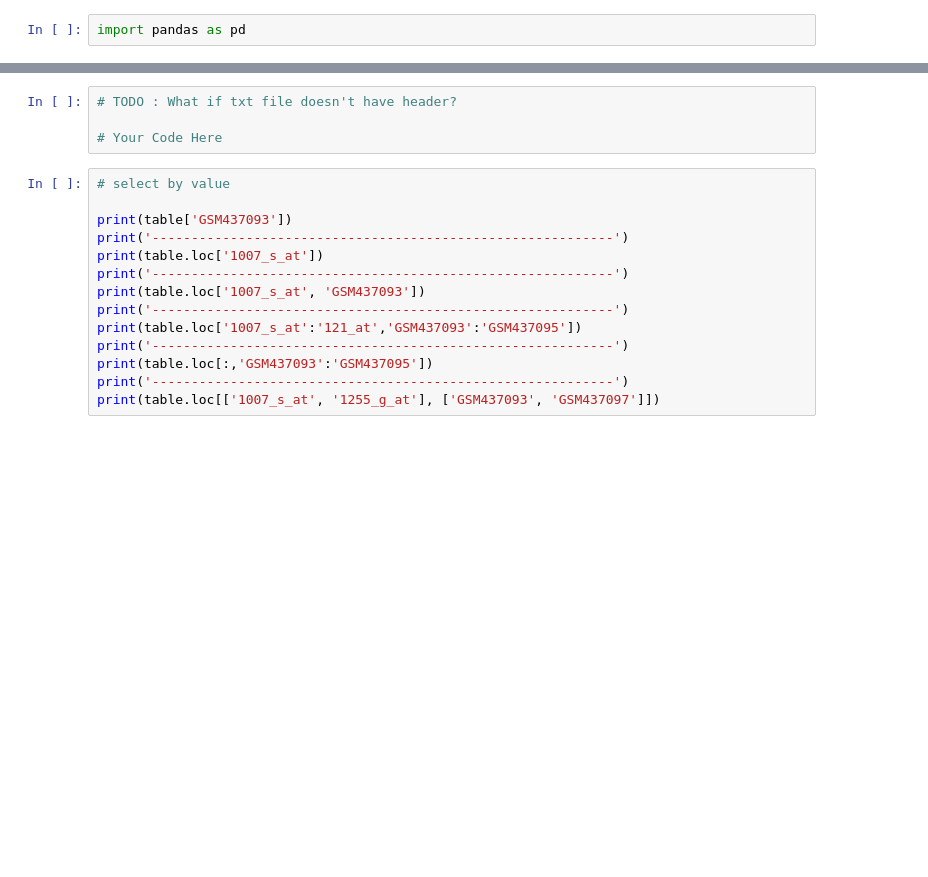
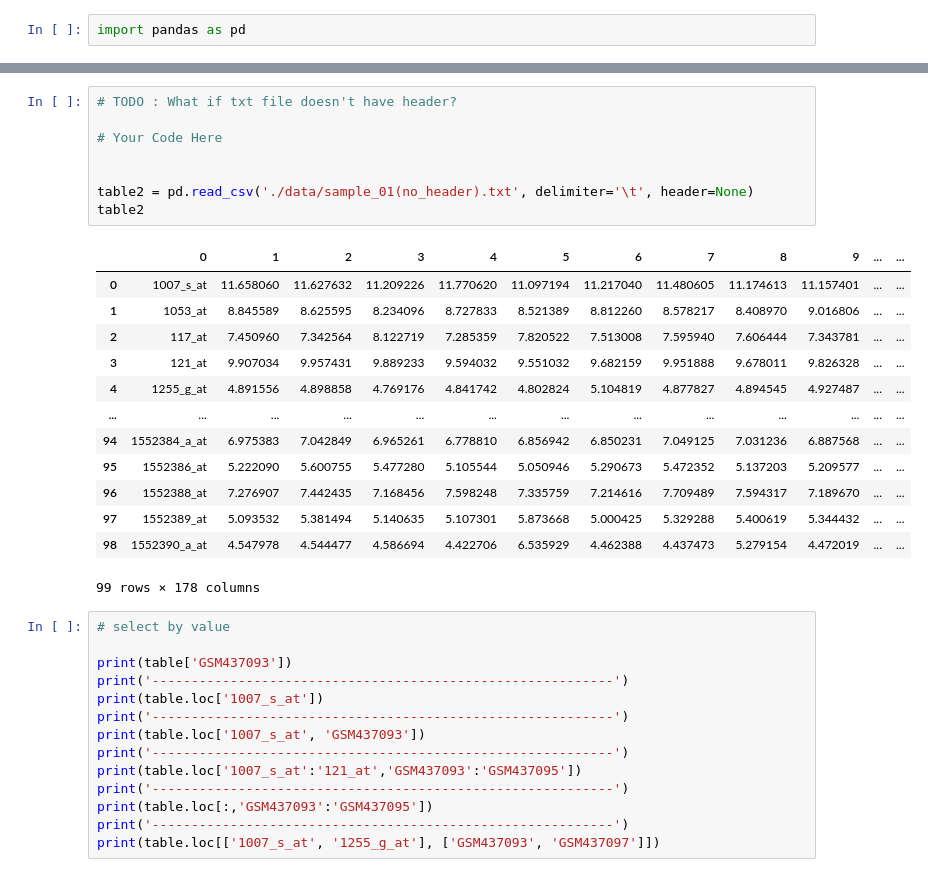
Before and after one commit to sangwonme/data-analysis-class, a Jupyter notebook: lec1_pd.ipynb, the cells around one changed output, grey strips where cells are left out. Saved outputs shown, nothing was run; the diff lists cells and outputs as text; blank space fills up the shorter version.

```diff
--- a/lec1_pd.ipynb
+++ b/lec1_pd.ipynb
@@ -52,7 +51,25 @@ table
 # %%
 # TODO : What if txt file doesn't have header?
 
 # Your Code Here
+
+
+table2 = pd.read_csv('./data/sample_01(no_header).txt', delimiter='\t', header=None)
+table2
+# %% [output]
+|  | 0 | 1 | 2 | 3 | 4 | 5 | 6 | 7 | 8 | 9 | ... | ... |
+| 0 | 1007_s_at | 11.658060 | 11.627632 | 11.209226 | 11.770620 | 11.097194 | 11.217040 | 11.480605 | 11.174613 | 11.157401 | ... | ... |
+| 1 | 1053_at | 8.845589 | 8.625595 | 8.234096 | 8.727833 | 8.521389 | 8.812260 | 8.578217 | 8.408970 | 9.016806 | ... | ... |
+| 2 | 117_at | 7.450960 | 7.342564 | 8.122719 | 7.285359 | 7.820522 | 7.513008 | 7.595940 | 7.606444 | 7.343781 | ... | ... |
+| 3 | 121_at | 9.907034 | 9.957431 | 9.889233 | 9.594032 | 9.551032 | 9.682159 | 9.951888 | 9.678011 | 9.826328 | ... | ... |
+| 4 | 1255_g_at | 4.891556 | 4.898858 | 4.769176 | 4.841742 | 4.802824 | 5.104819 | 4.877827 | 4.894545 | 4.927487 | ... | ... |
+| ... | ... | ... | ... | ... | ... | ... | ... | ... | ... | ... | ... | ... |
+| 94 | 1552384_a_at | 6.975383 | 7.042849 | 6.965261 | 6.778810 | 6.856942 | 6.850231 | 7.049125 | 7.031236 | 6.887568 | ... | ... |
+| 95 | 1552386_at | 5.222090 | 5.600755 | 5.477280 | 5.105544 | 5.050946 | 5.290673 | 5.472352 | 5.137203 | 5.209577 | ... | ... |
+| 96 | 1552388_at | 7.276907 | 7.442435 | 7.168456 | 7.598248 | 7.335759 | 7.214616 | 7.709489 | 7.594317 | 7.189670 | ... | ... |
+| 97 | 1552389_at | 5.093532 | 5.381494 | 5.140635 | 5.107301 | 5.873668 | 5.000425 | 5.329288 | 5.400619 | 5.344432 | ... | ... |
+| 98 | 1552390_a_at | 4.547978 | 4.544477 | 4.586694 | 4.422706 | 6.535929 | 4.462388 | 4.437473 | 5.279154 | 4.472019 | ... | ... |
+99 rows × 178 columns
 # %%
 # select by value
 
```
Also changed, not shown: parts of 3 cells of this notebook, 2 other files.
